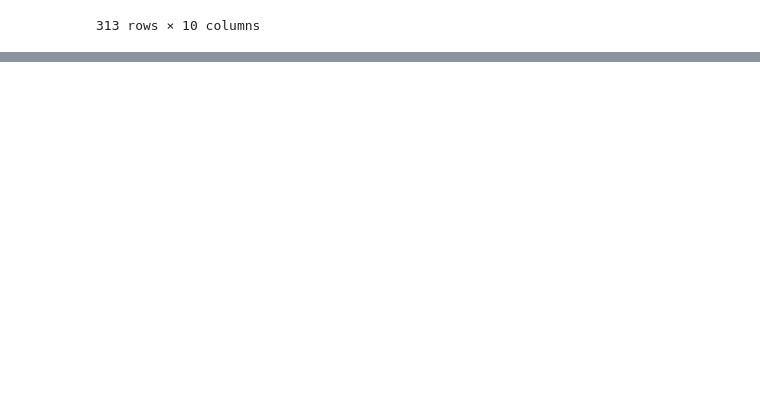
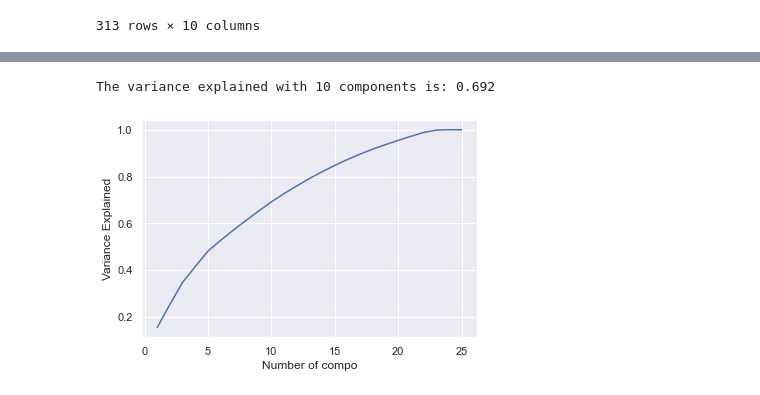
Before and after one commit to Javier-Alfonso-DS/S08_T01_Feature_Engineering, a Jupyter notebook: S08_T01_Feature_Engineering.ipynb, the cells around one changed output, grey strips where cells are left out. Cells and saved outputs as stored; diff of their text form; code cells hidden in the pictures; blank space fills up the shorter version.

```diff
--- a/S08_T01_Feature_Engineering.ipynb
+++ b/S08_T01_Feature_Engineering.ipynb
@@ -324,0 +364,6 @@ Continues with the chosen data set and normalizes the data taking into account o
+# %%
+# Let's first clean our column's names:
+df_complete.columns = df_complete.columns.str.lower()
+df_complete.columns = df_complete.columns.str.replace(" ","_")
+df_complete.columns = df_complete.columns.str.replace(r'\(k\)',"_k", regex=True)
+df_complete.columns
@@ -324,0 +388,4 @@ Continues with the chosen data set and normalizes the data taking into account o
+# %%
+# We are going to choose 25 features (23 int64 and 2 float64)
+df_num = df_complete.select_dtypes(include=[np.number])
+df_num.head()
@@ -324,0 +400,5 @@ Continues with the chosen data set and normalizes the data taking into account o
+# %%
+# Third, we need to standardize all the values
+scaler = StandardScaler()
+scaled_X = scaler.fit_transform(df_num)
+scaled_X
@@ -324,0 +419,23 @@ Continues with the chosen data set and normalizes the data taking into account o
+# %%
+# Let's test how much variance is explained with 10 components
+pca_10 = PCA(n_components=10)
+pca_10.fit(scaled_X)
+print("The variance explained with 10 components is: %.3f" % np.sum(pca_10.explained_variance_ratio_))
+# %% [output]
+The variance explained with 10 components is: 0.692
+# %%
+# Let's now test all components and graph them with the explained variance
+
+explained_variance = []
+
+for n in range(1,26):
+    pca = PCA(n_components=n)
+    pca.fit(scaled_X)
+    explained_variance.append(np.sum(pca.explained_variance_ratio_))
+
+plt.plot(range(1,26), explained_variance)
+plt.xlabel("Number of compo")
+plt.ylabel("Variance Explained")
+plt.show()
+# %% [output]
+[figure, added]
```
Also changed, not shown: parts of 25 cells of this notebook, 13 other files.
